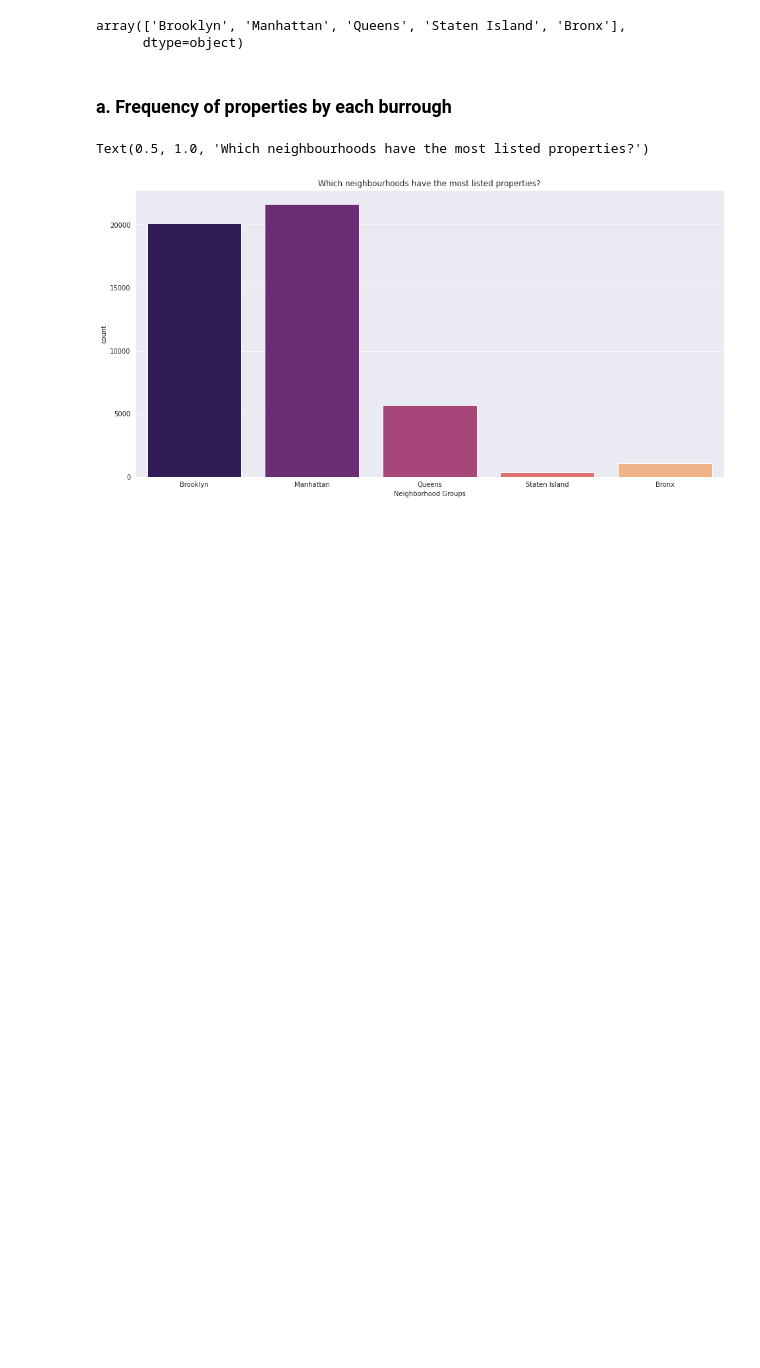
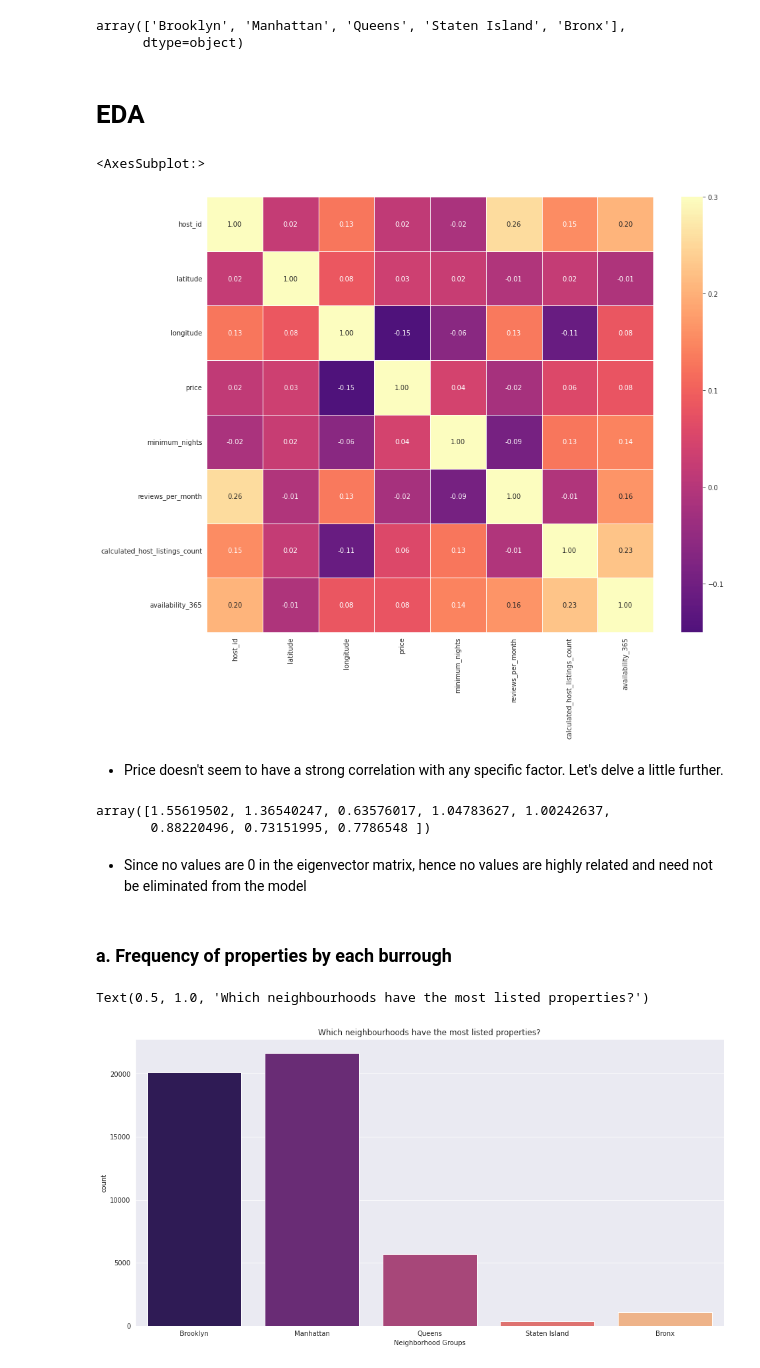
Before and after one commit to zdhxmo/Data-Science-Portfolio, a Jupyter notebook: airBNB NYC Price Prediction/airBNB nyc analysis.ipynb, the cells around one changed output. Cells and saved outputs as stored; diff of their text form; code cells hidden in the pictures; blank space fills up the shorter version.

```diff
--- a/AirBNB NYC/airBNB nyc analysis.ipynb
+++ b/airBNB NYC Price Prediction/airBNB nyc analysis.ipynb
@@ -63,3 +72,7 @@ reviews_per_month                 10052
 calculated_host_listings_count        0
 availability_365                      0
 dtype: int64
+# %%
+reviews_mean = df.reviews_per_month.mean()
+df.reviews_per_month.fillna(reviews_mean, inplace=True)
+df.isnull().sum()
@@ -68,8 +94,28 @@ df.neighbourhood_group.unique()
 # %% [output]
 array(['Brooklyn', 'Manhattan', 'Queens', 'Staten Island', 'Bronx'],
       dtype=object)
+# %% [markdown]
+<h1><a name="EDA">EDA</a></h1>
+# %%
+plt.figure(figsize=(15, 12))
+palette = sns.diverging_palette(20, 220, n=256)
+df_corr = df.corr(method='pearson')
+sns.heatmap(df_corr, annot=True, fmt=".2f", cmap="magma", vmax=.3, center=0, linewidths=.5)
+# %% [output]
+<AxesSubplot:>
+[figure, added]
+# %% [markdown]
+-  Price doesn't seem to have a strong correlation with any specific factor. Let's delve a little further.
+# %%
+multicol, V = np.linalg.eig(df_corr)
+multicol
+# %% [output]
+array([1.55619502, 1.36540247, 0.63576017, 1.04783627, 1.00242637,
+       0.88220496, 0.73151995, 0.7786548 ])
+# %% [markdown]
+- Since no values are 0 in the eigenvector matrix, hence no values are highly related and need not be eliminated from the model
 # %% [markdown]
-### a. Frequency of properties by each burrough
+### <a name="EDA-a">a. Frequency of properties by each burrough</a>
 # %%
 plt.figure(figsize=(16, 8))
 sns.countplot(x=df.neighbourhood_group, palette='magma')
```
Also changed, not shown: parts of 11 cells of this notebook, 2 other files.
